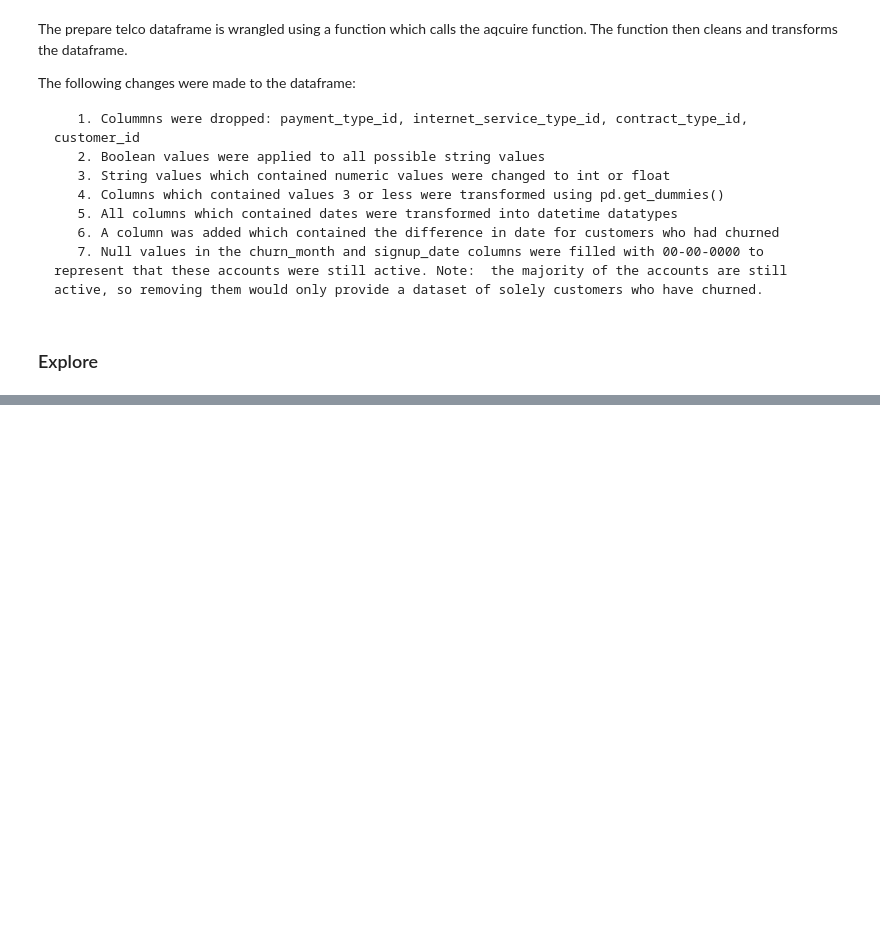
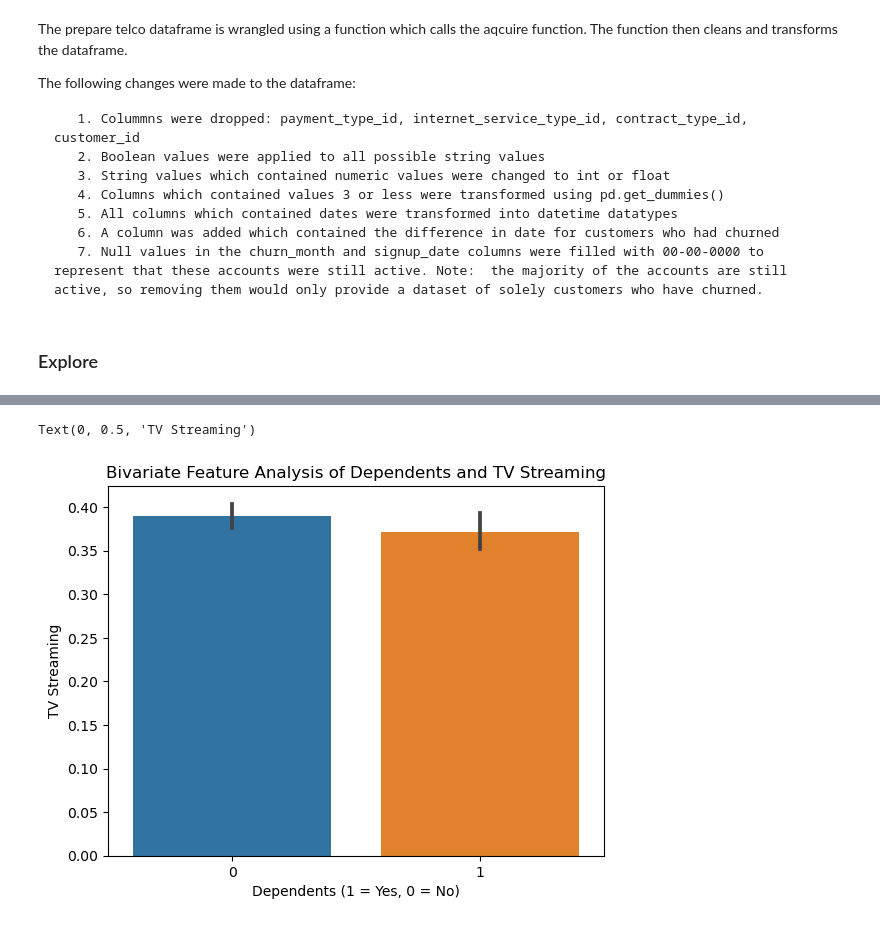
Before and after one commit to caroline-miller0921/telco_classification_report, a Jupyter notebook: classification_report.ipynb, the cells around one changed output, grey strips where cells are left out. Saved outputs shown, nothing was run; the diff lists cells and outputs as text; code cells hidden in the pictures; blank space fills up the shorter version.

```diff
--- a/classification_report.ipynb
+++ b/classification_report.ipynb
@@ -88,0 +121,8 @@ memory usage: 1.4+ MB
+# %%
+sns.barplot(data = ct, x = 'dependents', y = 'streaming_tv', )
+plt.title('Bivariate Feature Analysis of Dependents and TV Streaming')
+plt.xlabel('Dependents (1 = Yes, 0 = No)')
+plt.ylabel('TV Streaming')
+# %% [output]
+Text(0, 0.5, 'TV Streaming')
+[figure, added]
```
Also changed, not shown: parts of 80 cells of this notebook, 3 other files.
